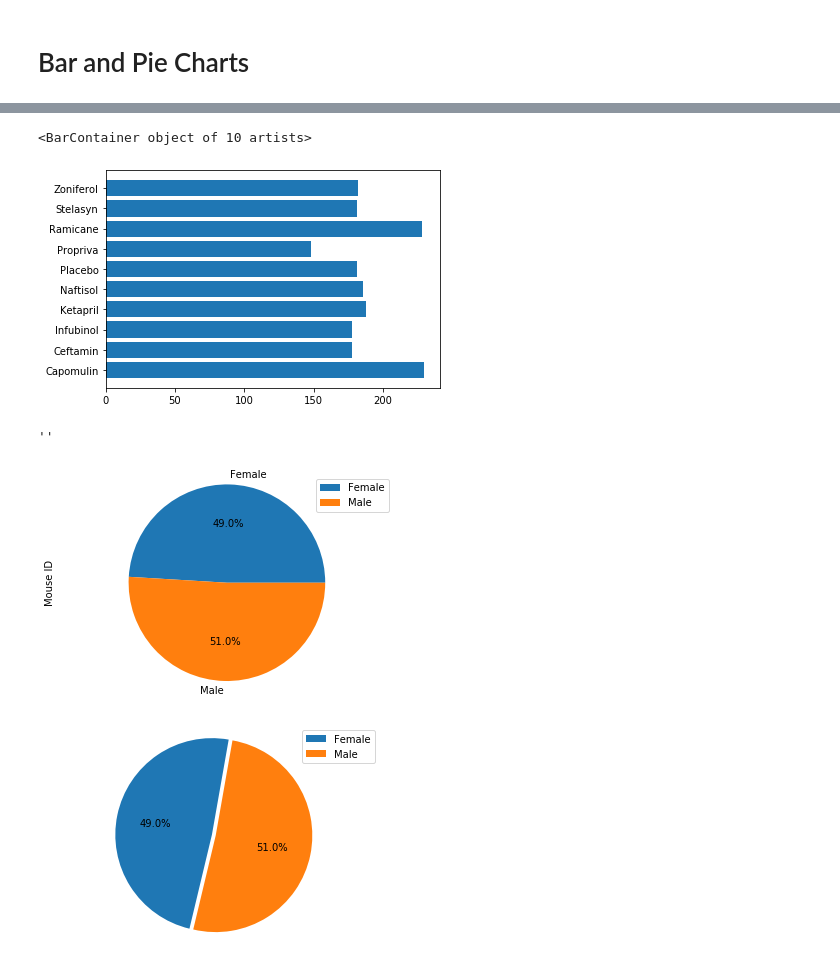
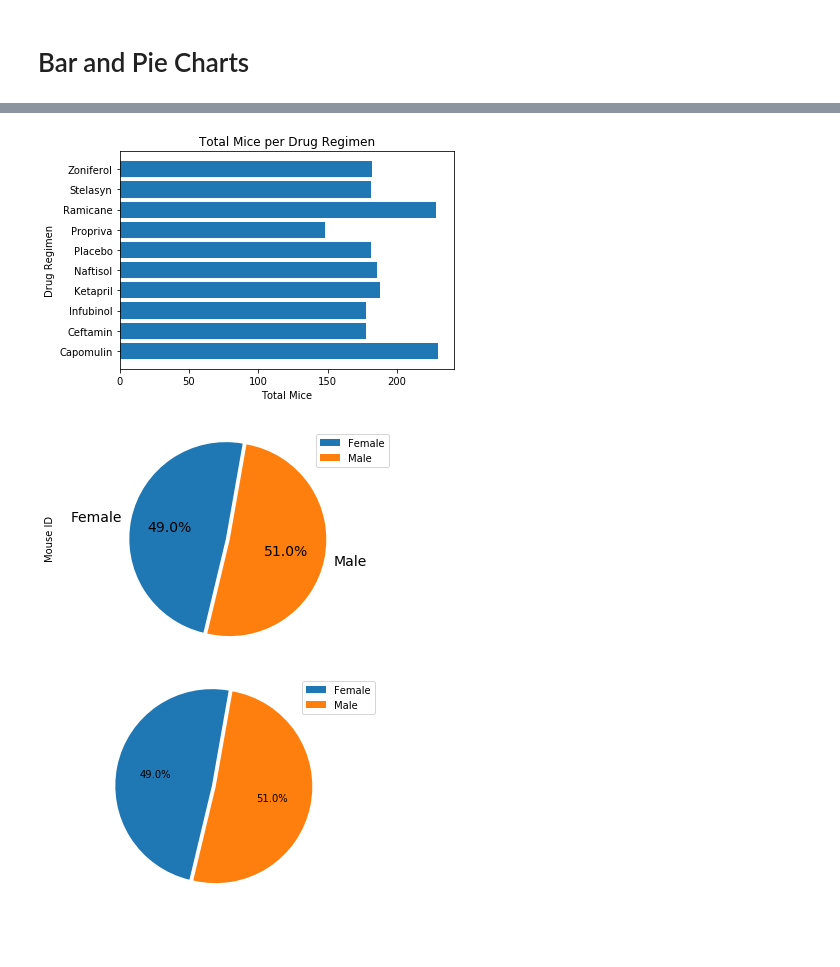
Before and after one commit to brianroberts778/Matplotlib_cancer_treatment_study, a Jupyter notebook: Pymaceuticals_Capomulin_Study.ipynb, the cells around one changed output, grey strips where cells are left out. Cells and saved outputs as stored; diff of their text form; code cells hidden in the pictures; blank space fills up the shorter version.

Commit message:
Graph Updates
Updated graphs to have proper labelling where possible.

```diff
--- a/Pymaceuticals_Capomulin_Study.ipynb
+++ b/Pymaceuticals_Capomulin_Study.ipynb
@@ -164,19 +155,20 @@ tot_mouse_drug.plot(kind='bar')
 # %%
 # Generate a bar plot showing the total number of unique mice tested on each drug regimen using pyplot.
 plt.barh(tot_mouse_drug.index,tot_mouse_drug)
+plt.title("Total Mice per Drug Regimen")
+plt.xlabel("Total Mice")
+plt.ylabel("Drug Regimen");
 # %% [output]
-<BarContainer object of 10 artists>
-[figure, old version]
+[figure, new version]
 # %%
 # Generate a pie plot showing the distribution of female versus male mice using pandas
 tot_mouse_sex = mouse_and_study.groupby('Sex')['Mouse ID'].count()
-tot_mouse_sex.plot(kind='pie',autopct='%1.1f%%')
+tot_mouse_sex.plot(kind='pie',autopct='%1.1f%%',explode=(0.02,0.02),startangle=80,fontsize=14)
 legend_s = tot_mouse_sex.index
 plt.legend(legend_s,loc="best")
 plt.axis("equal");
 # %% [output]
-''
-[figure, old version]
+[figure, new version]
 # %%
 # Generate a pie plot showing the distribution of female versus male mice using pyplot
 plt.pie(tot_mouse_sex, autopct='%1.1f%%',startangle = 80,explode=(0.02, 0.02))
```
Also changed, not shown: parts of 6 cells of this notebook.
